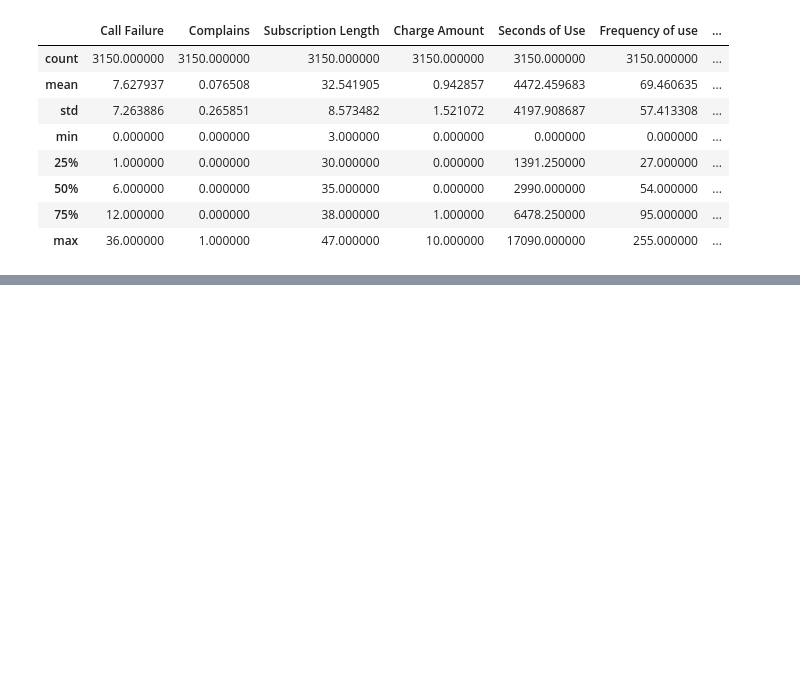
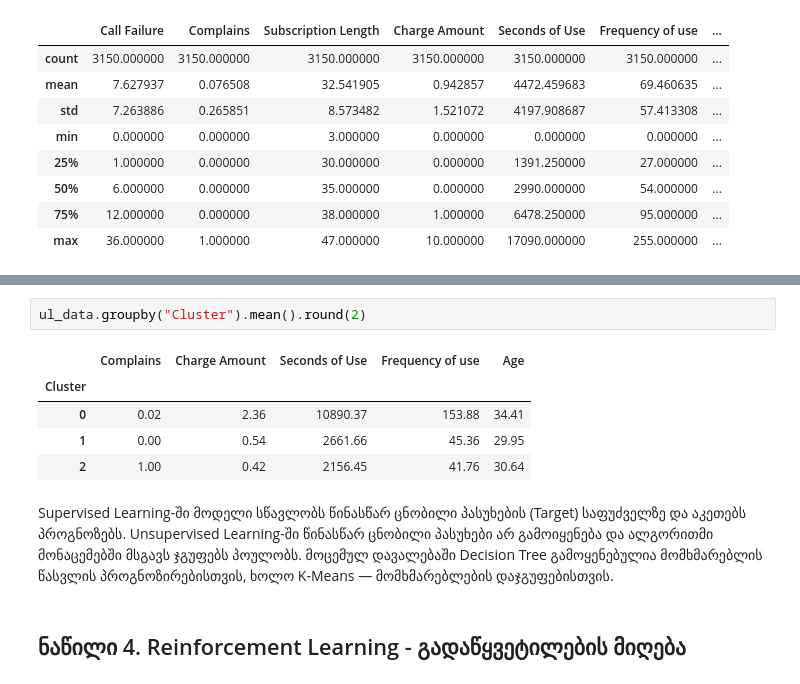
Before and after one commit to elisabed-sheshaberidze/AI-Task, a Jupyter notebook: task.ipynb, the cells around one changed output, grey strips where cells are left out. Drawn from its saved outputs; the diff is of its cells as text; blank space fills up the shorter version.

```diff
--- a/task.ipynb
+++ b/task.ipynb
@@ -166,0 +338,12 @@ plt.show()
+# %%
+ul_data.groupby("Cluster").mean().round(2)
+# %% [output]
+|  | Complains | Charge Amount | Seconds of Use | Frequency of use | Age |
+| Cluster |  |  |  |  |  |
+| 0 | 0.02 | 2.36 | 10890.37 | 153.88 | 34.41 |
+| 1 | 0.00 | 0.54 | 2661.66 | 45.36 | 29.95 |
+| 2 | 1.00 | 0.42 | 2156.45 | 41.76 | 30.64 |
+# %% [markdown]
+Supervised Learning-ში მოდელი სწავლობს წინასწარ ცნობილი პასუხების (Target) საფუძველზე და აკეთებს პროგნოზებს. Unsupervised Learning-ში წინასწარ ცნობილი პასუხები არ გამოიყენება და ალგორითმი მონაცემებში მსგავს ჯგუფებს პოულობს. მოცემულ დავალებაში Decision Tree გამოყენებულია მომხმარებლის წასვლის პროგნოზირებისთვის, ხოლო K-Means — მომხმარებლების დაჯგუფებისთვის.
+# %% [markdown]
+## ნაწილი 4. Reinforcement Learning - გადაწყვეტილების მიღება
```
Also changed, not shown: parts of 62 cells of this notebook, 1 other file.
